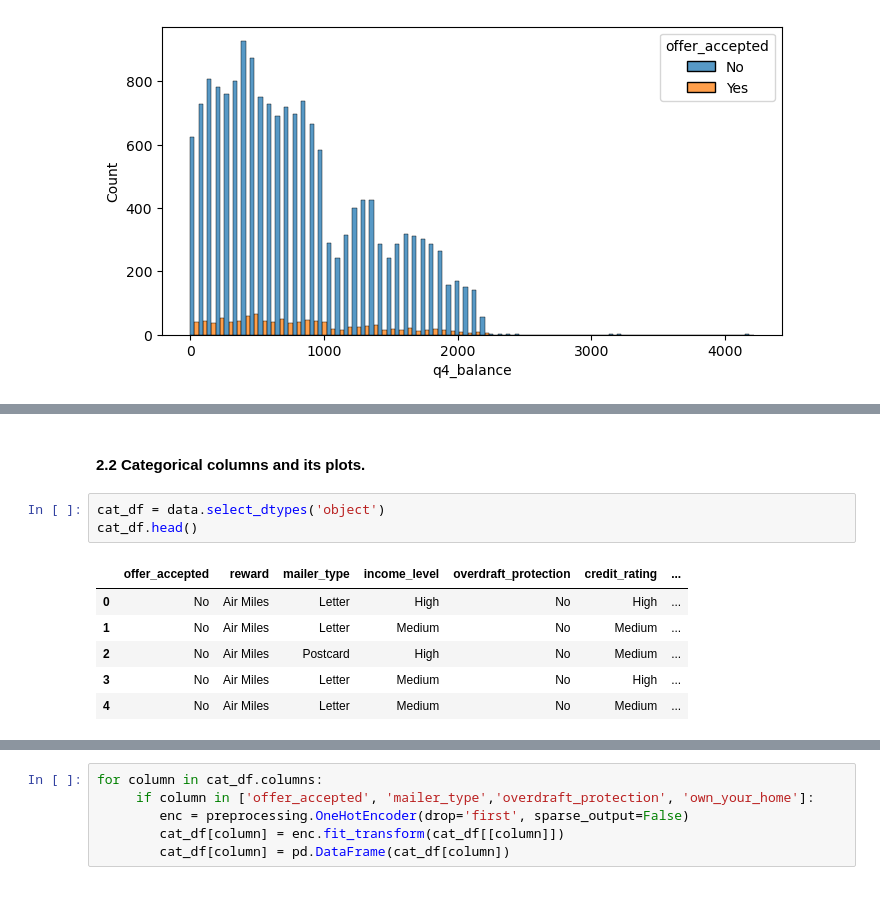
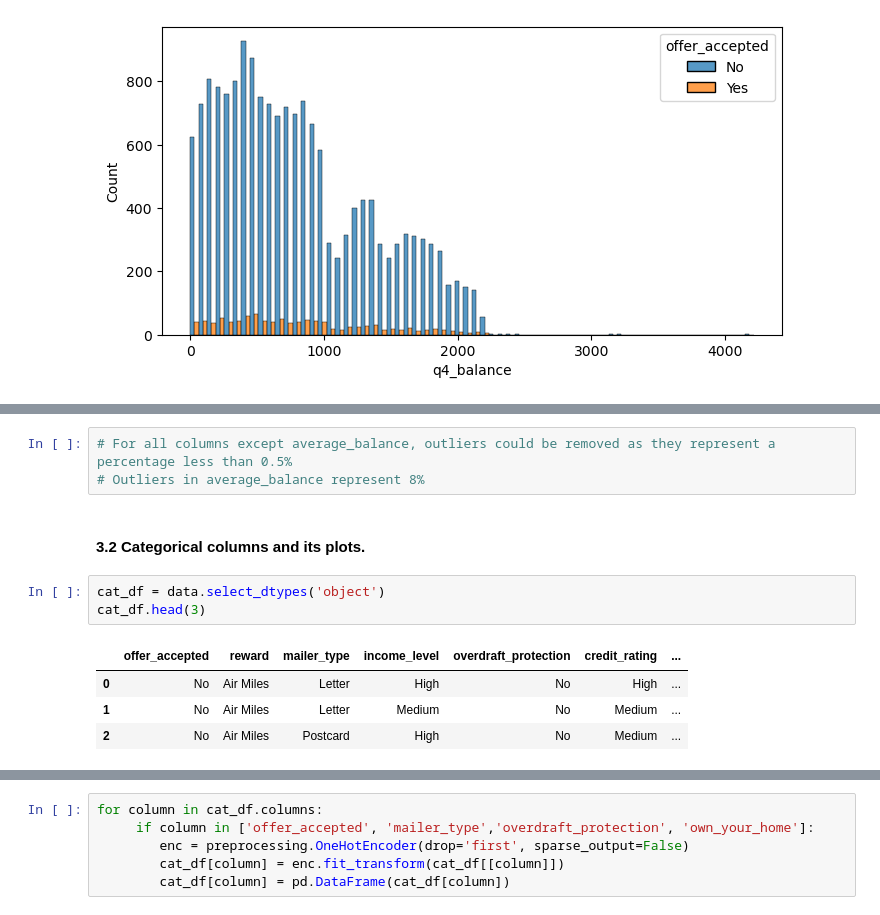
Before and after one commit to RetCast/data_mid_bootcamp_project_classification, a Jupyter notebook: data_mid_bootcamp_project_classification.ipynb, the cells around one changed output, grey strips where cells are left out. Cells and saved outputs as stored; diff of their text form.

```diff
--- a/data_mid_bootcamp_project_classification.ipynb
+++ b/data_mid_bootcamp_project_classification.ipynb
@@ -194,12 +366,13 @@ for column in num_df.columns[5:10]:
+# %%
+# For all columns except average_balance, outliers could be removed as they represent a percentage less than 0.5%
+# Outliers in average_balance represent 8%
 # %% [markdown]
-#### 2.2 Categorical columns and its plots.
+#### 3.2 Categorical columns and its plots.
 # %%
 cat_df = data.select_dtypes('object')
-cat_df.head()
+cat_df.head(3)
 # %% [output]
 |  | offer_accepted | reward | mailer_type | income_level | overdraft_protection | credit_rating | ... |
 | 0 | No | Air Miles | Letter | High | No | High | ... |
 | 1 | No | Air Miles | Letter | Medium | No | Medium | ... |
 | 2 | No | Air Miles | Postcard | High | No | Medium | ... |
-| 3 | No | Air Miles | Letter | Medium | No | High | ... |
-| 4 | No | Air Miles | Letter | Medium | No | Medium | ... |
```
Also changed, not shown: parts of 83 cells of this notebook.
